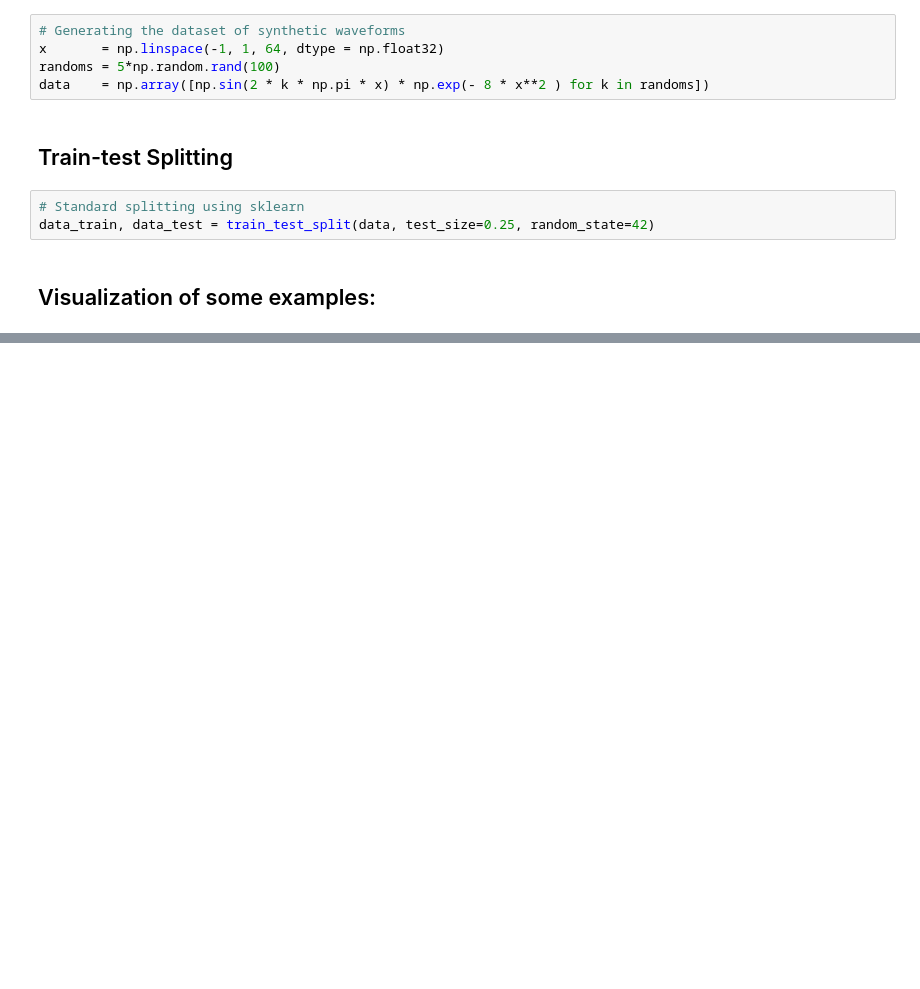
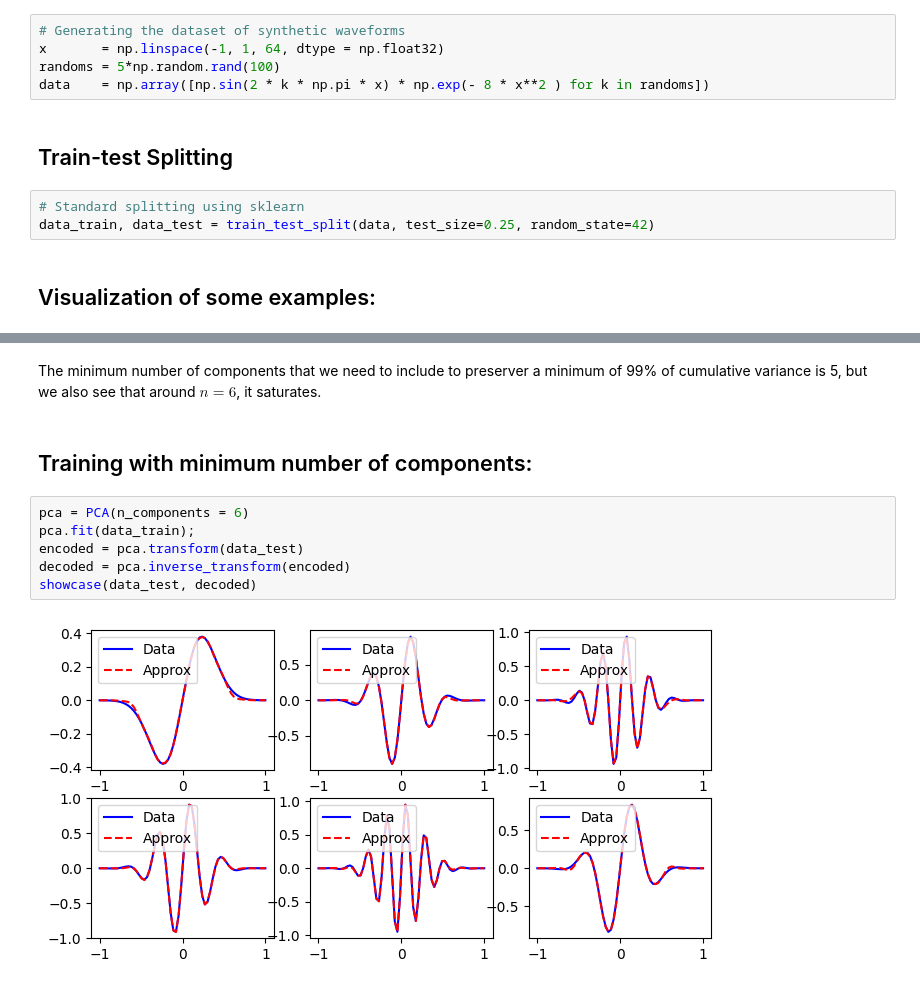
Before and after one commit to guiraposo/ML4Gravity, a Jupyter notebook: ML4Waveforms.ipynb, the cells around one changed output, grey strips where cells are left out. Saved outputs shown, nothing was run; the diff lists cells and outputs as text; blank space fills up the shorter version.

```diff
--- a/ML4Waveforms.ipynb
+++ b/ML4Waveforms.ipynb
@@ -85,0 +129,12 @@ showcase(data)
+# %% [markdown]
+The minimum number of components that we need to include to preserver a minimum of 99% of cumulative variance is 5, but we also see that around $n=6$, it saturates.
+# %% [markdown]
+## Training with minimum number of components:
+# %%
+pca = PCA(n_components = 6)
+pca.fit(data_train);
+encoded = pca.transform(data_test)
+decoded = pca.inverse_transform(encoded)
+showcase(data_test, decoded)
+# %% [output]
+[figure, added]
```
Also changed, not shown: parts of 13 cells of this notebook.
